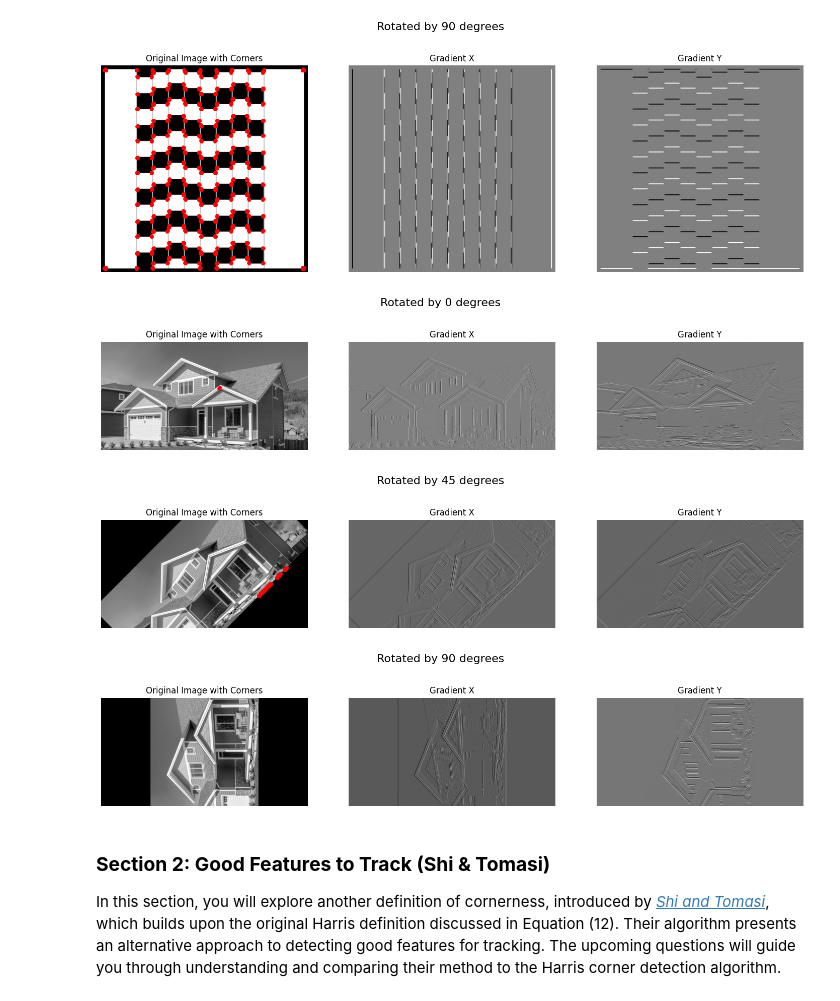
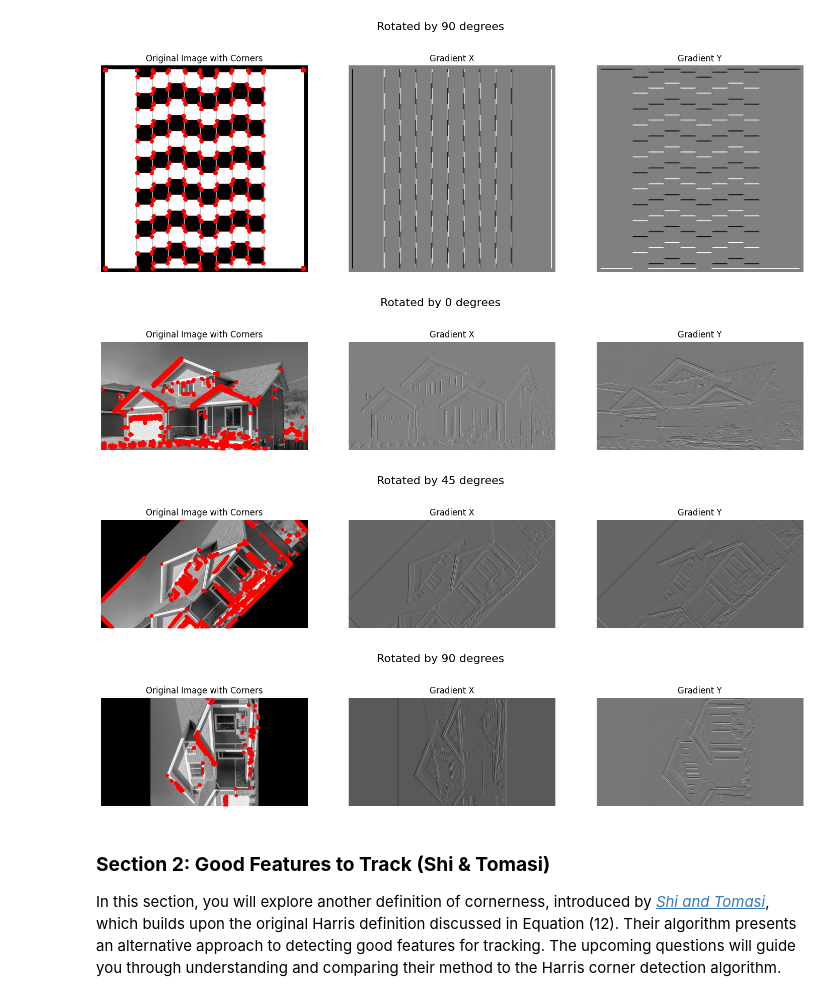
Before and after one commit to migueltmendes/Computer_vision_group66, a Jupyter notebook: cv1-lab-3-daoterog.ipynb, the cells around one changed output. Drawn from its saved outputs; the diff is of its cells as text; code cells hidden in the pictures.

```diff
--- a/cv1-lab-3-daoterog.ipynb
+++ b/cv1-lab-3-daoterog.ipynb
@@ -496,34 +498,34 @@ plot_harris_corner_detection_results(rotated_image, rows, columns, suptitle="Rot
 # %%
 
 # YOUR CODE HERE
 normalized_grayscale_image = convert_image_to_grayscale("images/house.jpg")
 
 sigma = 2
-threshold = 0.01
+threshold = 0.001
 
 # Sigma = 2, Threshold = 0.01
 harris_response, rows, columns = harris_corner_detector(normalized_grayscale_image, sigma=sigma, threshold=threshold)
 plot_harris_corner_detection_results(normalized_grayscale_image, rows, columns, suptitle="Rotated by 0 degrees", figsize=(18, 4))
 
 # Rotate image by 45 degrees
 center = tuple(np.array(normalized_grayscale_image.shape[::-1]) / 2)
 rotation_matrix = cv2.getRotationMatrix2D(center, 45, 1.0)
 rotated_image = cv2.warpAffine(normalized_grayscale_image, rotation_matrix, normalized_grayscale_image.shape[::-1], flags=cv2.INTER_LINEAR)
 
 harris_response, rows, columns = harris_corner_detector(rotated_image, sigma=sigma, threshold=threshold)
 plot_harris_corner_detection_results(rotated_image, rows, columns, suptitle="Rotated by 45 degrees", figsize=(18, 4))
 
 # Rotate image by 90 degrees
 center = tuple(np.array(normalized_grayscale_image.shape[::-1]) / 2)
 rotation_matrix = cv2.getRotationMatrix2D(center, 90, 1.0)
 rotated_image = cv2.warpAffine(normalized_grayscale_image, rotation_matrix, normalized_grayscale_image.shape[::-1], flags=cv2.INTER_LINEAR)
 
 harris_response, rows, columns = harris_corner_detector(rotated_image, sigma=sigma, threshold=threshold)
 plot_harris_corner_detection_results(rotated_image, rows, columns, suptitle="Rotated by 90 degrees", figsize=(18, 4))
 # %% [output]
-[figure, old version]
+[figure, new version]
-[figure, old version]
+[figure, new version]
-[figure, old version]
+[figure, new version]
 # %% [markdown]
 <a id="section-2"></a>
 ### **Section 2: Good Features to Track (Shi & Tomasi)**
```
Also changed, not shown: parts of 2 cells of this notebook.
